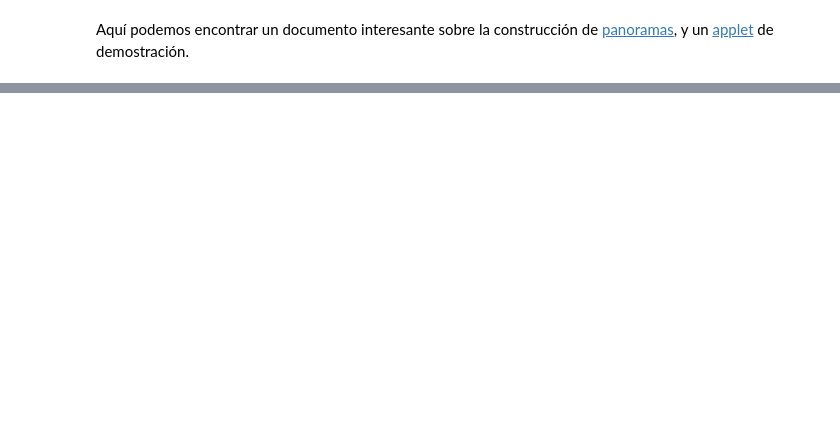
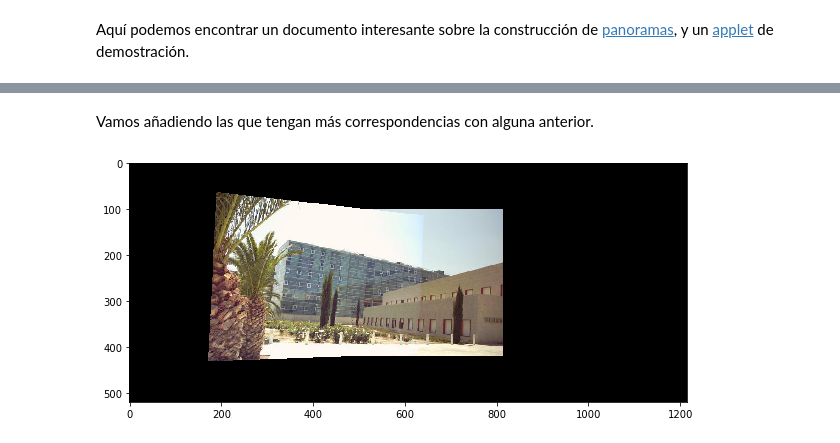
Before and after one commit to albertoruiz/umucv, a Jupyter notebook: notebooks/transf2D.ipynb, the cells around one changed output, grey strips where cells are left out. Saved outputs shown, nothing was run; the diff lists cells and outputs as text; code cells hidden in the pictures; blank space fills up the shorter version.

Commit message:
comentarios en pose y border transparente en panorámica

```diff
--- a/notebooks/transf2D.ipynb
+++ b/notebooks/transf2D.ipynb
@@ -576,0 +661,9 @@ Aquí podemos encontrar un documento interesante sobre la construcción de [pano
+# %% [markdown]
+Vamos añadiendo las que tengan más correspondencias con alguna anterior.
+# %%
+_,H61 = match(pano[6],pano[1])
+cv.warpPerspective(pano[1],T@H61,sz, base, 0, cv.BORDER_TRANSPARENT)
+fig(10,6)
+plt.imshow(base);
+# %% [output]
+[figure, added]
```
Also changed, not shown: parts of 15 cells of this notebook, 2 other files.
